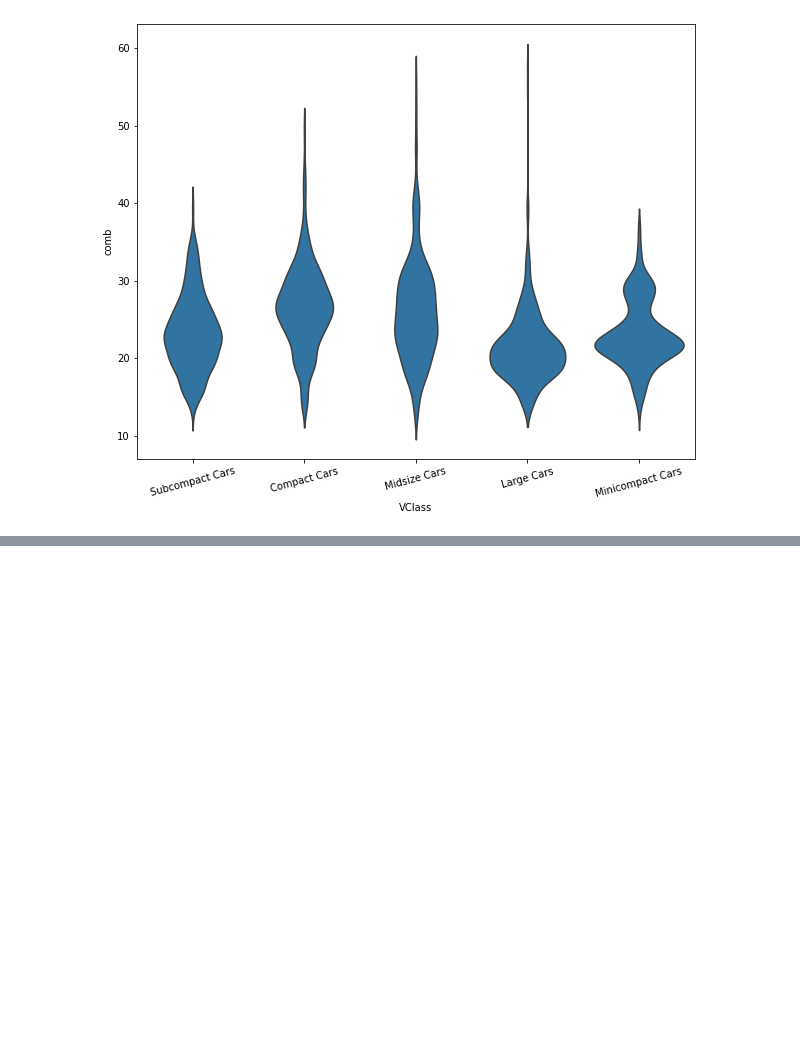
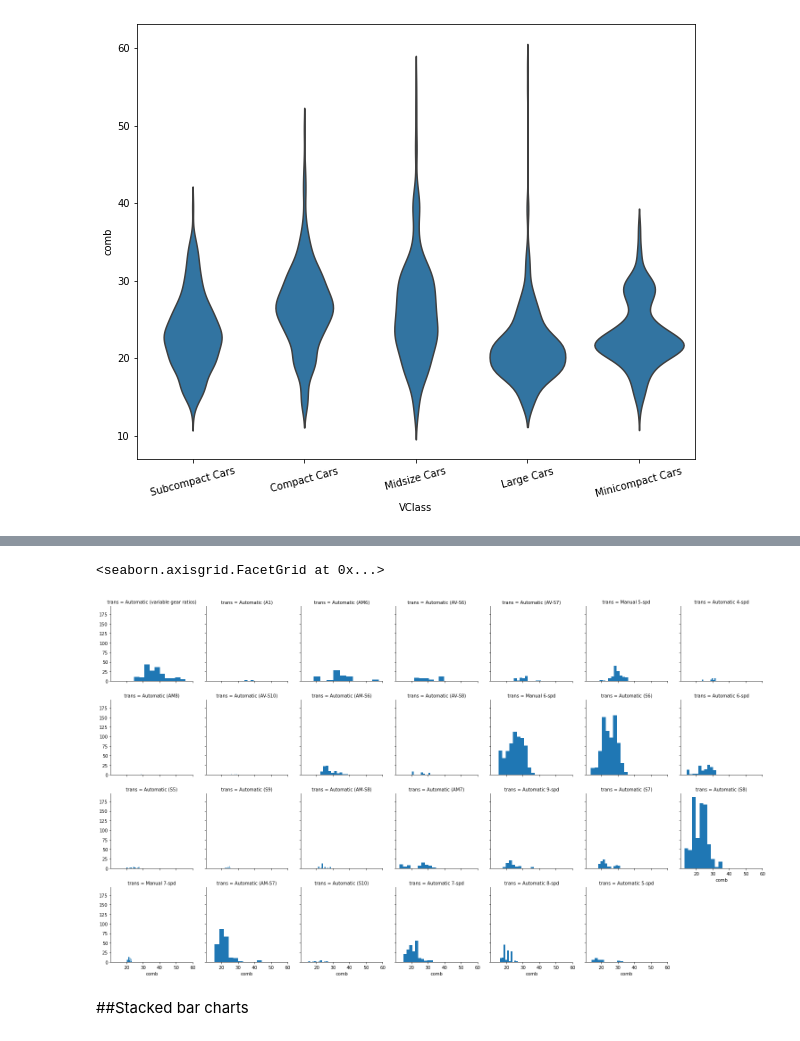
Before and after one commit to Jaeljane/EDA, a Jupyter notebook: Bivariate_Explonatory_of_data.ipynb, the cells around one changed output, grey strips where cells are left out. Saved outputs shown, nothing was run; the diff lists cells and outputs as text; code cells hidden in the pictures; blank space fills up the shorter version.

```diff
--- a/Bivariate_Explonatory_of_data.ipynb
+++ b/Bivariate_Explonatory_of_data.ipynb
@@ -132,0 +214,16 @@ plt.xticks(rotation=15);
+# %%
+# Find the order in which you want to display the Facets
+# For each transmission type, find the combined fuel efficiency
+group_means = df[['trans', 'comb']].groupby(['trans']).mean()
+
+# Select only the list of transmission type in the decreasing order of combined fuel efficiency
+group_order = group_means.sort_values(['comb'], ascending = False).index
+
+# Use the argument col_order to display the FacetGrid in the desirable group_order
+g = sns.FacetGrid(data = df, col = 'trans', col_wrap = 7, col_order = group_order)
+g.map(plt.hist, 'comb')
+# %% [output]
+<seaborn.axisgrid.FacetGrid at 0x...>
+[figure, added]
+# %% [markdown]
+##Stacked bar charts
```
Also changed, not shown: parts of 14 cells of this notebook.
